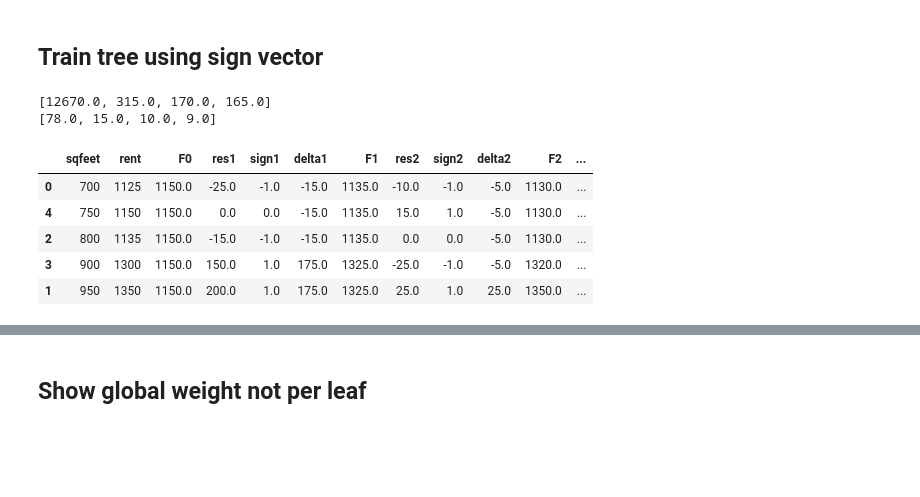
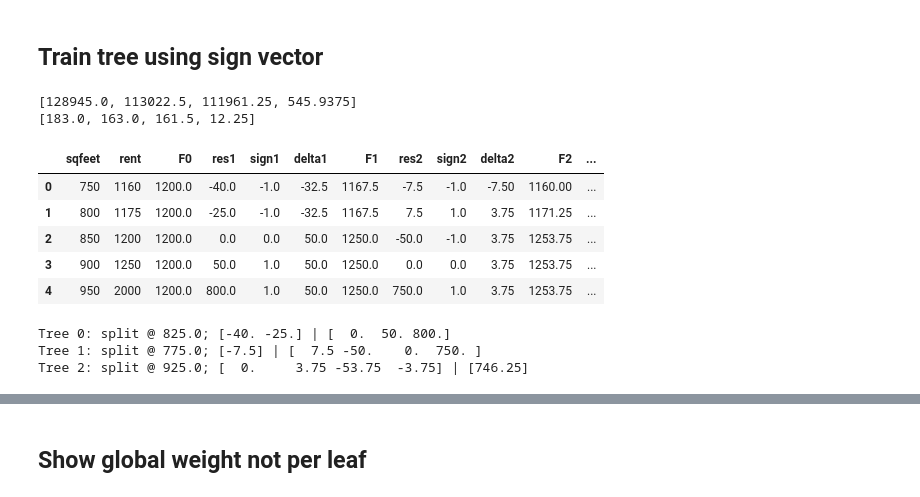
Before and after one commit to parrt/ml-articles, a Jupyter notebook: gradient-boosting/notebooks/dev-mae.ipynb, the cells around one changed output, grey strips where cells are left out. Cells and saved outputs as stored; diff of their text form; code cells hidden in the pictures; blank space fills up the shorter version.

```diff
--- a/gradient-boosting/notebooks/dev-mae.ipynb
+++ b/gradient-boosting/notebooks/dev-mae.ipynb
@@ -121,23 +15,29 @@ def boost(df, xcol, ycol, splits, eta, stages):
 # %%
 M = 3
 eta = 1
 splits = [None,850, 925, 725] # manually pick them
-gbm = boost(df, 'sqfeet', 'rent', splits, eta, M)
+gbm = l1boost(df, 'rent', eta, M)
 
 mse = [mean_squared_error(df.rent, df['F'+str(s)]) for s in range(M+1)]
 mae = [mean_absolute_error(df.rent, df['F'+str(s)]) for s in range(M+1)]
 print(mse)
 print(mae)
 df
 # %% [output]
-[12670.0, 315.0, 170.0, 165.0]
-[78.0, 15.0, 10.0, 9.0]
+[128945.0, 113022.5, 111961.25, 545.9375]
+[183.0, 163.0, 161.5, 12.25]
 |  | sqfeet | rent | F0 | res1 | sign1 | delta1 | F1 | res2 | sign2 | delta2 | F2 | ... |
-| 0 | 700 | 1125 | 1150.0 | -25.0 | -1.0 | -15.0 | 1135.0 | -10.0 | -1.0 | -5.0 | 1130.0 | ... |
-| 4 | 750 | 1150 | 1150.0 | 0.0 | 0.0 | -15.0 | 1135.0 | 15.0 | 1.0 | -5.0 | 1130.0 | ... |
-| 2 | 800 | 1135 | 1150.0 | -15.0 | -1.0 | -15.0 | 1135.0 | 0.0 | 0.0 | -5.0 | 1130.0 | ... |
-| 3 | 900 | 1300 | 1150.0 | 150.0 | 1.0 | 175.0 | 1325.0 | -25.0 | -1.0 | -5.0 | 1320.0 | ... |
-| 1 | 950 | 1350 | 1150.0 | 200.0 | 1.0 | 175.0 | 1325.0 | 25.0 | 1.0 | 25.0 | 1350.0 | ... |
+| 0 | 750 | 1160 | 1200.0 | -40.0 | -1.0 | -32.5 | 1167.5 | -7.5 | -1.0 | -7.50 | 1160.00 | ... |
+| 1 | 800 | 1175 | 1200.0 | -25.0 | -1.0 | -32.5 | 1167.5 | 7.5 | 1.0 | 3.75 | 1171.25 | ... |
+| 2 | 850 | 1200 | 1200.0 | 0.0 | 0.0 | 50.0 | 1250.0 | -50.0 | -1.0 | 3.75 | 1253.75 | ... |
+| 3 | 900 | 1250 | 1200.0 | 50.0 | 1.0 | 50.0 | 1250.0 | 0.0 | 0.0 | 3.75 | 1253.75 | ... |
+| 4 | 950 | 2000 | 1200.0 | 800.0 | 1.0 | 50.0 | 1250.0 | 750.0 | 1.0 | 3.75 | 1253.75 | ... |
+# %%
+print(gbm)
+# %% [output]
+Tree 0: split @ 825.0; [-40. -25.] | [  0.  50. 800.]
+Tree 1: split @ 775.0; [-7.5] | [  7.5 -50.    0.  750. ]
+Tree 2: split @ 925.0; [  0.     3.75 -53.75  -3.75] | [746.25]
 # %%
 o = ""
 for i in range(len(df)):
```
Also changed, not shown: parts of 15 cells of this notebook, 2 other files.
